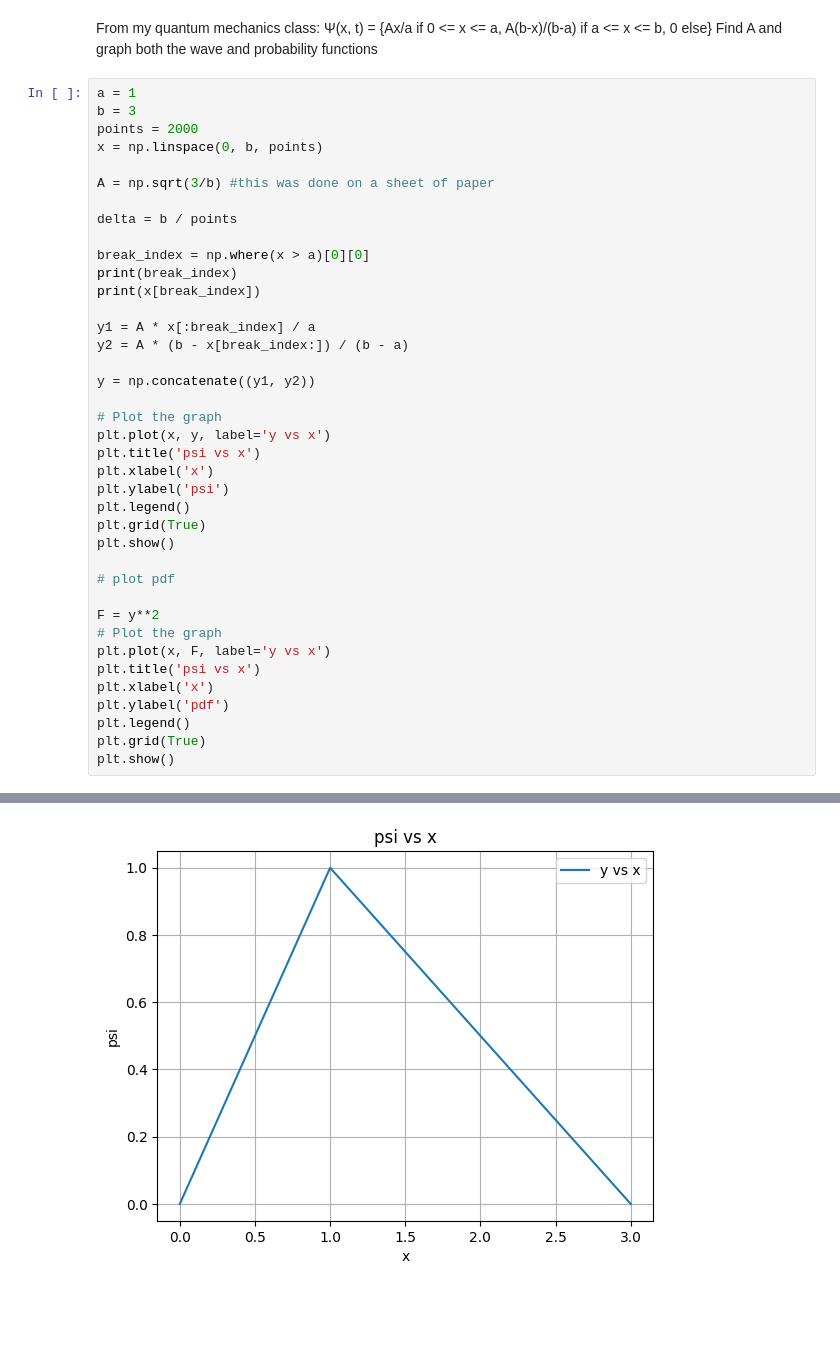
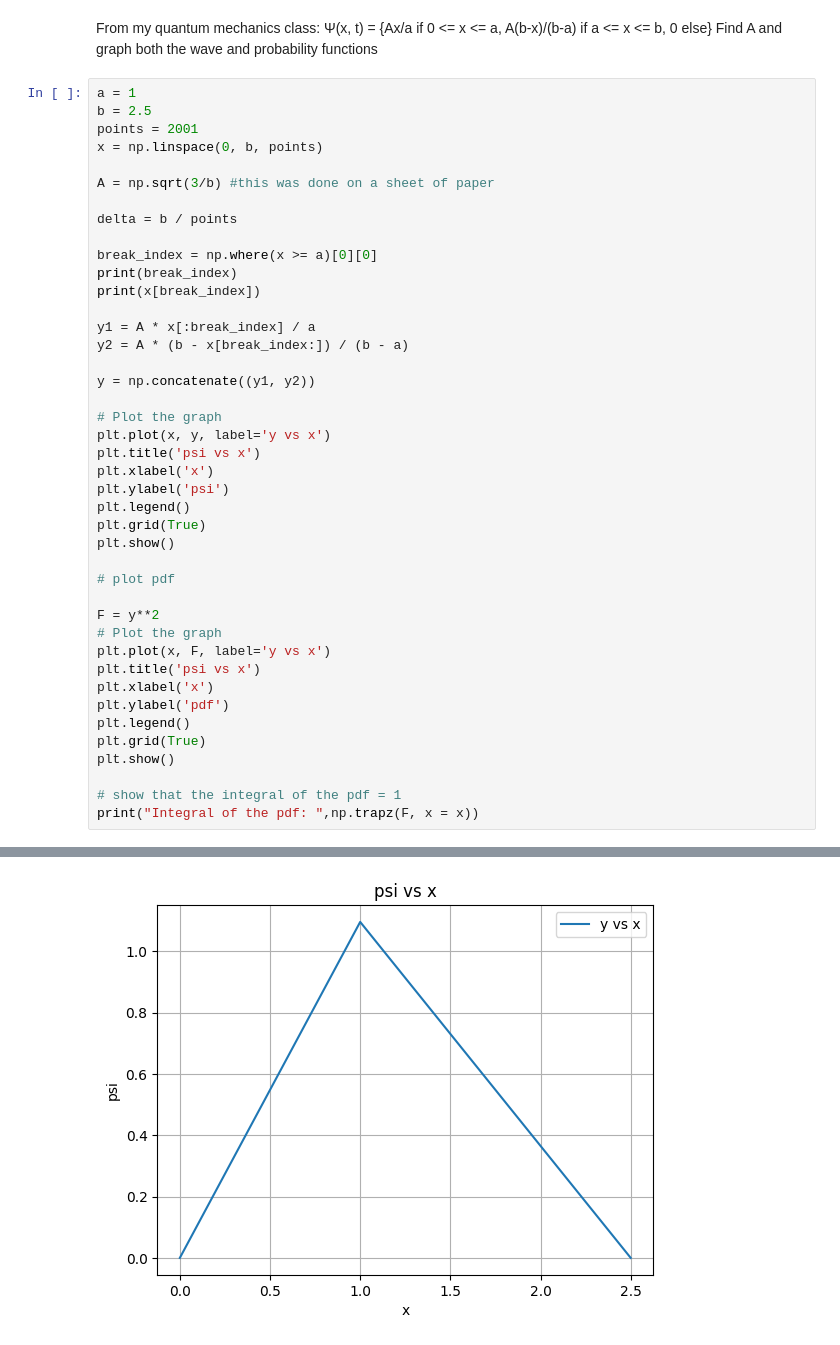
Before and after one commit to meyounge/MAT422, a Jupyter notebook: MAT_422_HM4.ipynb, the cells around one changed output, grey strips where cells are left out. Cells and saved outputs as stored; diff of their text form; blank space fills up the shorter version.

```diff
--- a/MAT_422_HM4.ipynb
+++ b/MAT_422_HM4.ipynb
@@ -139,15 +175,15 @@ From my quantum mechanics class: Ψ(x, t) = {Ax/a if 0 <= x <= a, A(b-x)/(b-a) i
 Find A and graph both the wave and probability functions
 # %%
 a = 1
-b = 3
-points = 2000
+b = 2.5
+points = 2001
 x = np.linspace(0, b, points)
 
 A = np.sqrt(3/b) #this was done on a sheet of paper
 
 delta = b / points
 
-break_index = np.where(x > a)[0][0]
+break_index = np.where(x >= a)[0][0]
 print(break_index)
 print(x[break_index])
 
@@ -176,4 +212,7 @@ plt.ylabel('pdf')
 plt.legend()
 plt.grid(True)
 plt.show()
+
+# show that the integral of the pdf = 1
+print("Integral of the pdf: ",np.trapz(F, x = x))
 # %% [output]
@@ -182 +221 @@ plt.show()
-[figure, old version]
+[figure, new version]
```
Also changed, not shown: parts of 4 cells of this notebook.
